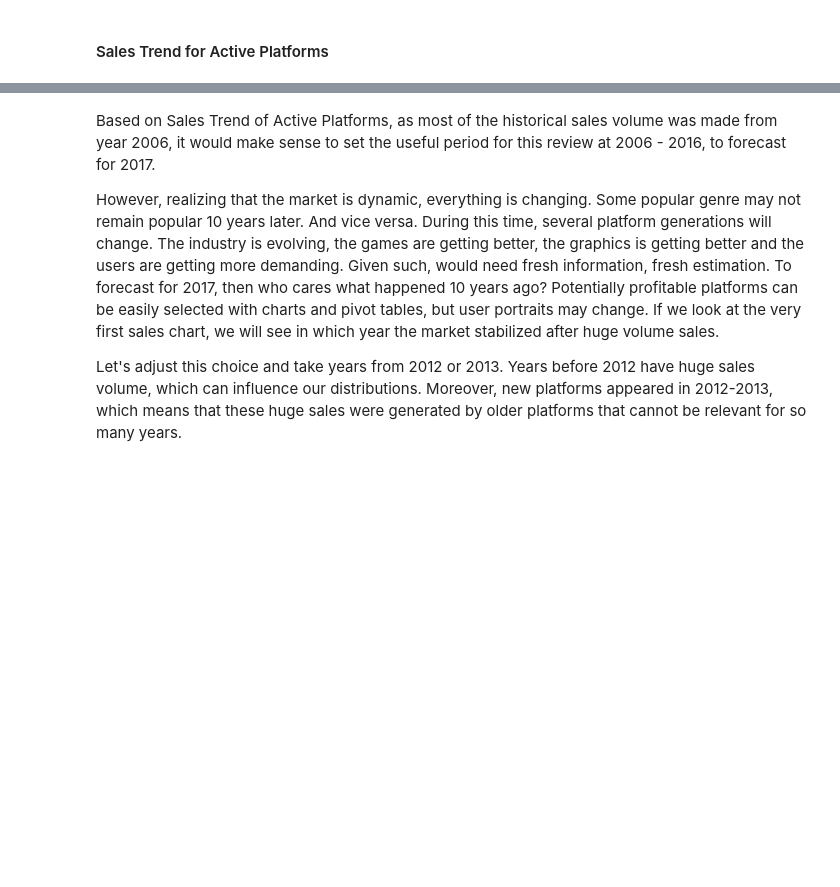
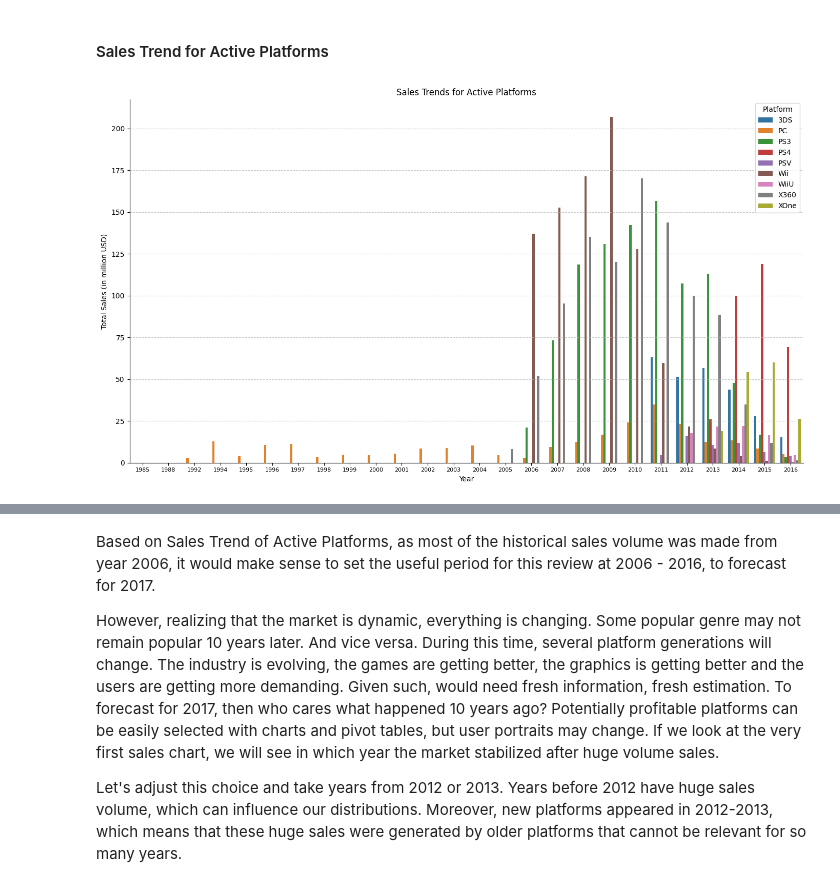
Before and after one commit to olu-fela/video_games_analysis, a Jupyter notebook: video_games_analysis.ipynb, the cells around one changed output, grey strips where cells are left out. Cells and saved outputs as stored; diff of their text form; code cells hidden in the pictures; blank space fills up the shorter version.

```diff
--- a/video_games_analysis.ipynb
+++ b/video_games_analysis.ipynb
@@ -853,60 +851,55 @@ plt.show()
 #### Sales Trend for Active Platforms
 # %%
 #Plot of Sales Trend for Active Platforms
-
 # Define the list of platforms to filter
 active_platforms_list = selected_platforms
 
 # Filter the dataframe to include only rows where platform is in the list
 filtered_df = df[df['platform'].isin(active_platforms_list)]
 
 # Create the pivot table for the filtered data
 sales_by_platform = filtered_df.pivot_table(
     index='year_of_release',
     columns='platform',
     values='total_sales',
     aggfunc='sum'
 ).fillna(0)
 
 # Filter the sales data for only the top platforms
 sales_by_platform_filtered = sales_by_platform[active_platforms_list].reset_index()
 
-# Melt the data for use with Plotly Express
+# Melt the data for use with Seaborn
 melted_data = sales_by_platform_filtered.melt(
     id_vars='year_of_release',
     var_name='platform',
     value_name='total_sales'
 )
 
-# Define tick values (for example, every 2 years)
-tick_values = list(range(int(melted_data['year_of_release'].min()),
-                         int(melted_data['year_of_release'].max()) + 1, 2))
-
-# Create a bar plot using Plotly Express
-fig = px.bar(
-    melted_data,
+# Create a bar plot using Seaborn
+plt.figure(figsize=(14, 8))
+sns.barplot(
+    data=melted_data,
     x='year_of_release',
     y='total_sales',
-    color='platform',
-    title="Sales Trends for Active Platforms",
-    labels={
-        'year_of_release': 'Year',
-        'total_sales': 'Total Sales (in million USD)',
-        'platform': 'Platform'
-    },
-    barmode='group'
+    hue='platform',
 )
 
-# Update the layout to format x-axis ticks
-fig.update_layout(
-    xaxis=dict(
-        tickmode='array',
-        tickvals=tick_values,
-        ticktext=[str(year) for year in tick_values]
-    ),
-    hovermode='x unified'
-)
+# Add gridlines and labels
+plt.gca().spines["top"].set_visible(False)
+plt.gca().spines["right"].set_visible(False)
+plt.grid(axis='y', linestyle='--', alpha=0.7)
+
+
+# Add titles and labels
+plt.title("Sales Trends for Active Platforms")
+plt.xlabel("Year")
+plt.ylabel("Total Sales (in million USD)")
+plt.legend(title="Platform")
+plt.xticks(rotation=0, fontsize=8)
 
 # Show the plot
-fig.show()
+plt.tight_layout()
+plt.show()
+# %% [output]
+[figure, added]
 # %%
```
Also changed, not shown: parts of 8 cells of this notebook.
